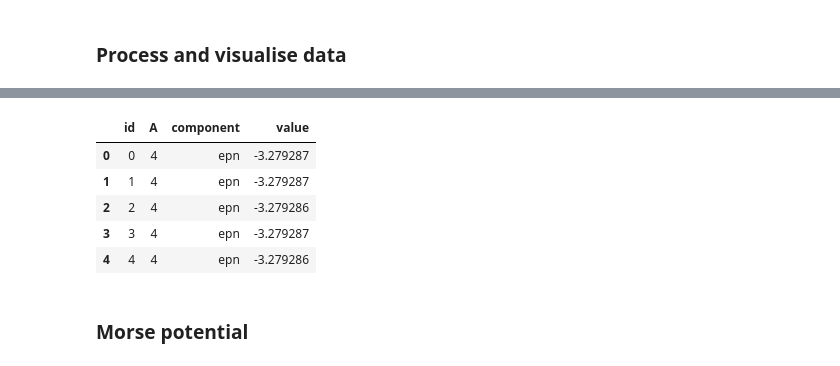
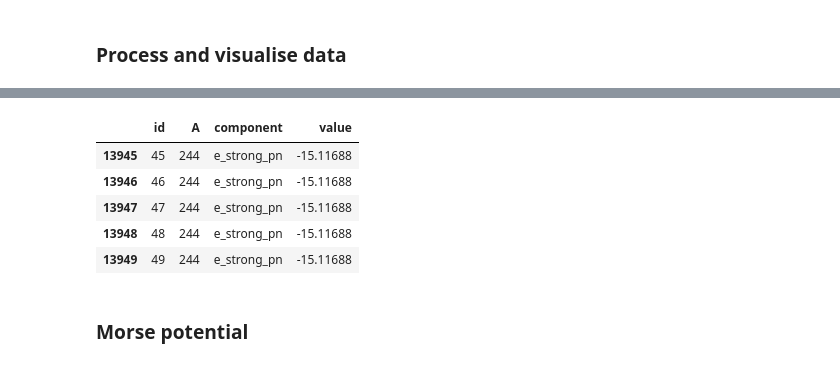
Before and after one commit to petervanya/physics-modelling, a Jupyter notebook: nuclear/nuclear_cluster_reproduction.ipynb, the cells around one changed output, grey strips where cells are left out. Drawn from its saved outputs; the diff is of its cells as text; code cells hidden in the pictures.

```diff
--- a/nuclear/nuclear_cluster_reproduction.ipynb
+++ b/nuclear/nuclear_cluster_reproduction.ipynb
@@ -116,18 +128,6 @@ def minimize_energy(R, T, n_steps=10, lr=1e-5, verbose=False, thermo=10, pot='lj
             print(i, total_energy_jnp(R, T, pot=pot))[0]
     return R
 # %%
-def read_coords(N):
-    if N <= 150:
-        fpath = f'cluster_coords/LJ150/{N}.TXT'
-    elif N >= 310:
-        fpath = f'cluster_coords/LJ310-561/{N}.TXT'
-    else:
-        print(f'Warning: missing file for {N} particles')
-        return -1
-
-    X = np.loadtxt(fpath)
-    return X
-
 def generate_random_labels(Z, N):
     T = np.array([1] * Z + [0] * N)
     np.random.shuffle(T)
@@ -187,9 +187,10 @@ list_results = []
 # %%
 %%time
 
-for elem in dfelem.index[1:50]:
+for elem in dfelem.index[1:94]:
     ti = datetime.now()
-    sumbol, N, Z, A = dfelem.loc[elem]
+    symbol, N, Z, A = dfelem.loc[elem]
+    # print(symbol, N, Z, A)
 
     # read coordinates
     X = read_coords(A)
@@ -266,9 +267,10 @@ list_results = []
 # %%
 %%time
 
-for elem in dfelem.index[1:50]:
+for elem in dfelem.index[1:94]:
     ti = datetime.now()
-    sumbol, N, Z, A = dfelem.loc[elem]
+    symbol, N, Z, A = dfelem.loc[elem]
+    # print(symbol, N, Z, A)
 
     # read coordinates
     X = read_coords(A)
@@ -332,7 +334,7 @@ list_results = []
 # %%
 %%time
 
-for elem in dfelem.index[1:50]:
+for elem in dfelem.index[1:94]:
     ti = datetime.now()
     sumbol, N, Z, A = dfelem.loc[elem]
 
@@ -386,13 +388,13 @@ dfres.head()
 # %%
 # reshape the dataframe for showing components
 dfshow = dfres.melt(id_vars=['id', 'A'], value_vars=['epn', 'e_elmag_pn', 'e_strong_pn'])
 dfshow = dfshow.rename({'variable': 'component', 'value': 'value'}, axis=1)
-dfshow.head()
+dfshow.tail()
 # %% [output]
 |  | id | A | component | value |
-| 0 | 0 | 4 | epn | -3.279287 |
-| 1 | 1 | 4 | epn | -3.279287 |
-| 2 | 2 | 4 | epn | -3.279286 |
-| 3 | 3 | 4 | epn | -3.279287 |
-| 4 | 4 | 4 | epn | -3.279286 |
+| 13945 | 45 | 244 | e_strong_pn | -15.11688 |
+| 13946 | 46 | 244 | e_strong_pn | -15.11688 |
+| 13947 | 47 | 244 | e_strong_pn | -15.11688 |
+| 13948 | 48 | 244 | e_strong_pn | -15.11688 |
+| 13949 | 49 | 244 | e_strong_pn | -15.11688 |
 # %%
```
Also changed, not shown: parts of 20 cells of this notebook.
